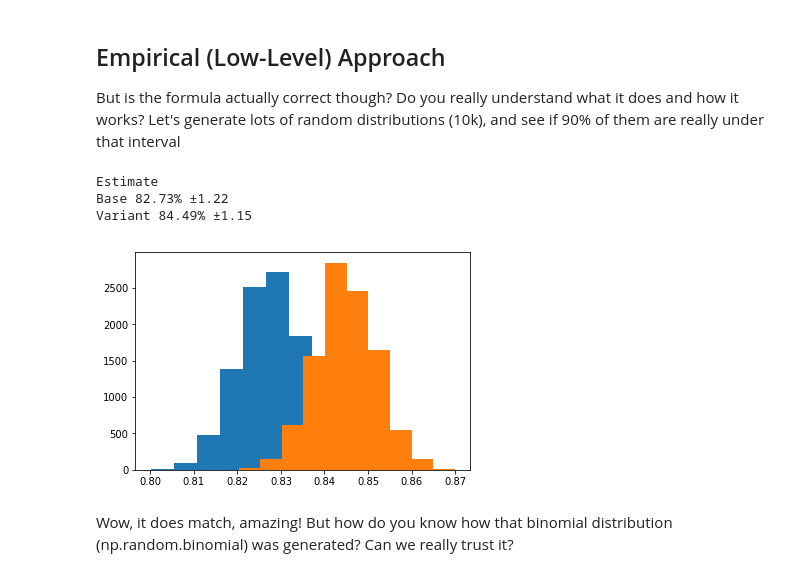
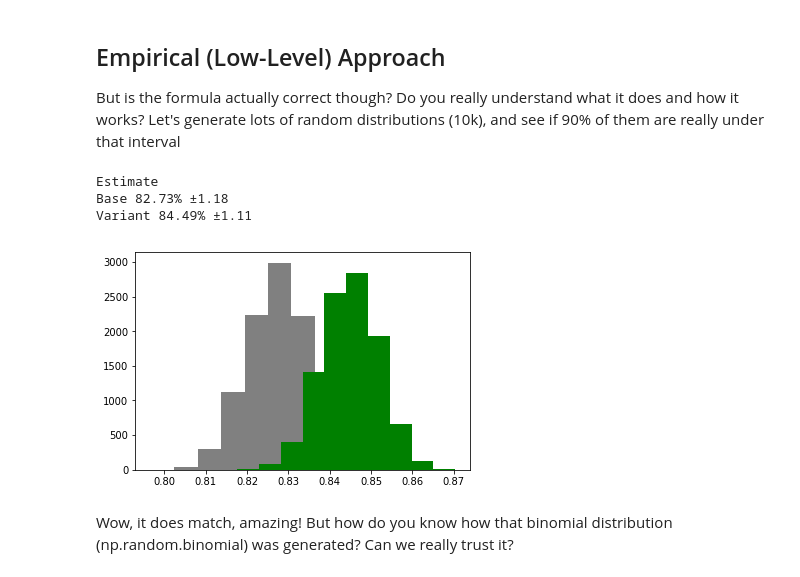
Before and after one commit to rogeriochaves/notebooks, a Jupyter notebook: statistics/AB Check.ipynb, the cells around one changed output. Cells and saved outputs as stored; diff of their text form; code cells hidden in the pictures.

```diff
--- a/statistics/AB Check.ipynb
+++ b/statistics/AB Check.ipynb
@@ -43,21 +45,21 @@ It matches almost perfectly! (just one tiny number off due to rounding)
 But is the formula actually correct though? Do you really understand what it does and how it works? Let's generate lots of random distributions (10k), and see if 90% of them are really under that interval
 # %%
 sampling_a = np.random.binomial(n_a, p_a, 10000) / n_a
-plt.hist(sampling_a)
+plt.hist(sampling_a, color="grey")
 ci_a = np.percentile(sampling_a, 95) - p_a
 
 sampling_b = np.random.binomial(n_b, p_b, 10000) / n_b
-plt.hist(sampling_b)
+plt.hist(sampling_b, color="green")
 ci_b = np.percentile(sampling_b, 95) - p_b
 
 print("Estimate")
 print("Base", '%.2f%% ±%.2f' % (p_a * 100, ci_a * 100))
 print("Variant", '%.2f%% ±%.2f' % (p_b * 100, ci_b * 100))
 # %% [output]
 Estimate
-Base 82.73% ±1.22
-Variant 84.49% ±1.15
+Base 82.73% ±1.18
+Variant 84.49% ±1.11
-[figure, old version]
+[figure, new version]
 # %% [markdown]
 Wow, it does match, amazing! But how do you know how that binomial distribution (np.random.binomial) was generated? Can we really trust it?
 # %% [markdown]
```
Also changed, not shown: parts of 4 cells of this notebook.
